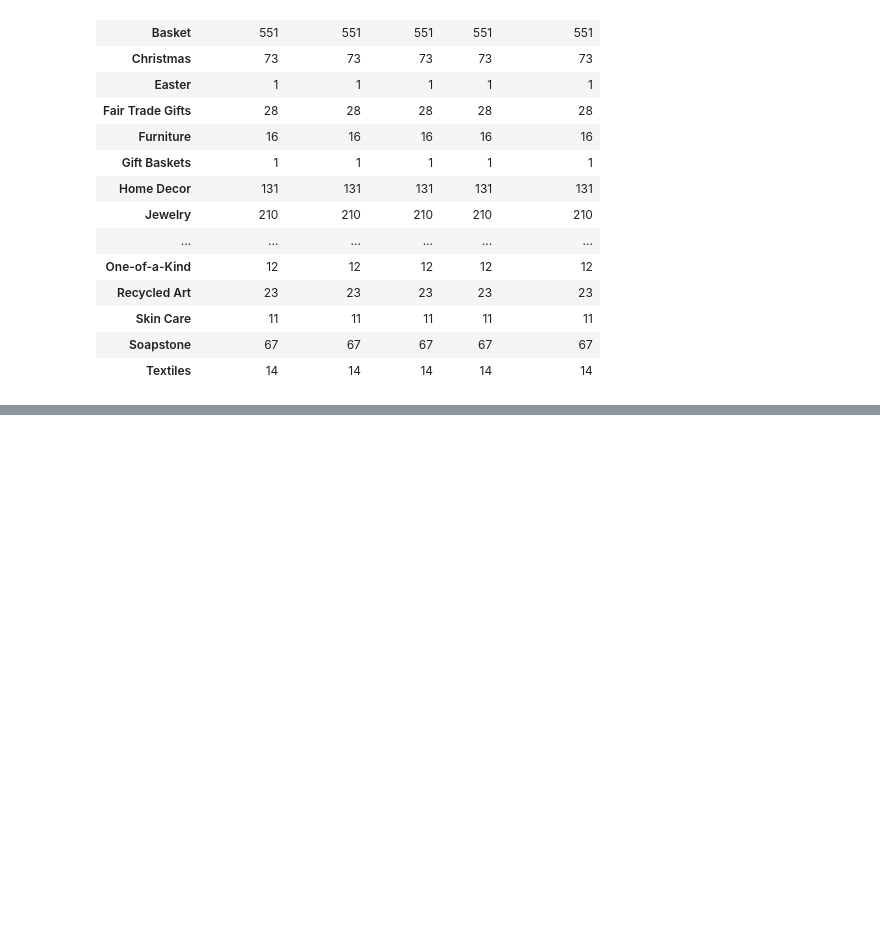
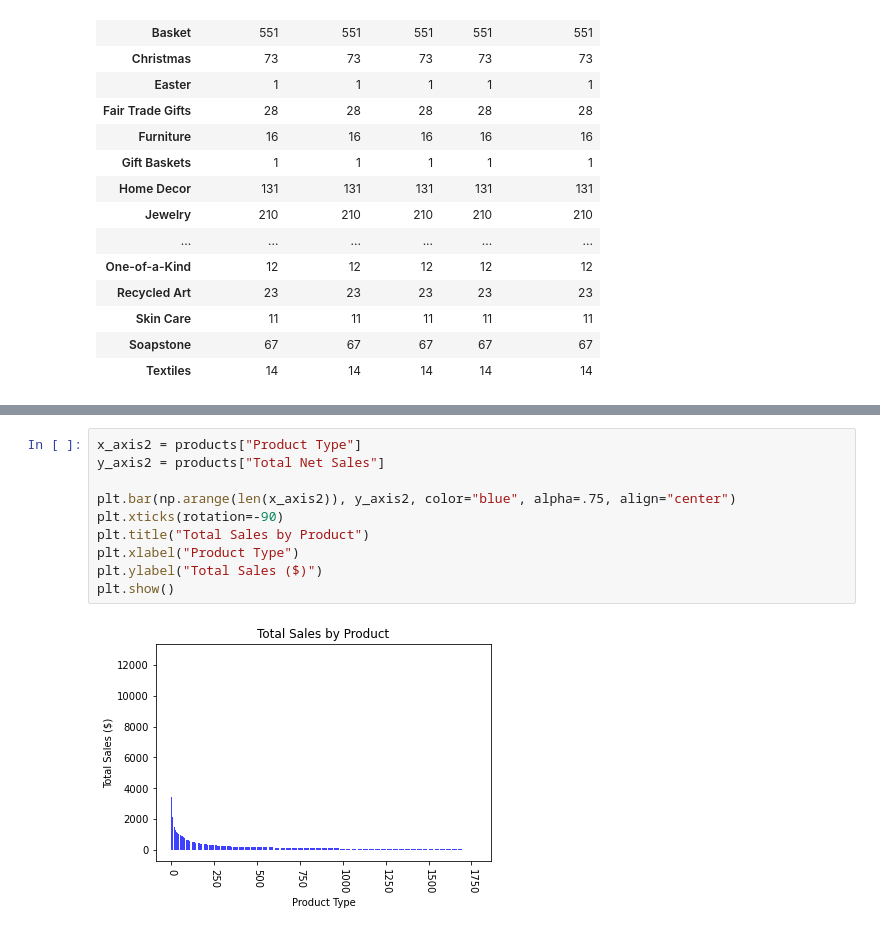
Before and after one commit to rickshev/Online_Store_Analysis, a Jupyter notebook: Untitled.ipynb, the cells around one changed output, grey strips where cells are left out. Drawn from its saved outputs; the diff is of its cells as text; blank space fills up the shorter version.

```diff
--- a/Untitled.ipynb
+++ b/Untitled.ipynb
@@ -48,0 +75,12 @@ SyntaxError: keyword can't be an expression (<ipython-input-12-78e20131e853>, li
+# %%
+x_axis2 = products["Product Type"]
+y_axis2 = products["Total Net Sales"]
+
+plt.bar(np.arange(len(x_axis2)), y_axis2, color="blue", alpha=.75, align="center")
+plt.xticks(rotation=-90)
+plt.title("Total Sales by Product")
+plt.xlabel("Product Type")
+plt.ylabel("Total Sales ($)")
+plt.show()
+# %% [output]
+[figure, added]
```
Also changed, not shown: parts of 6 cells of this notebook.
